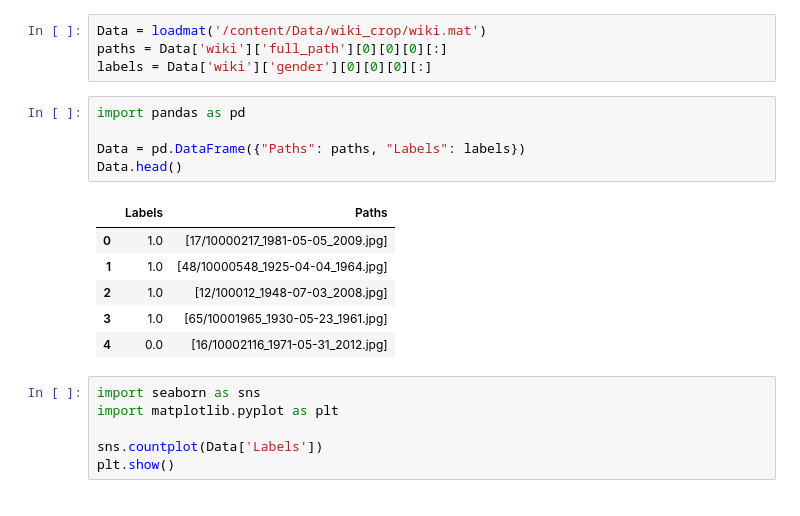
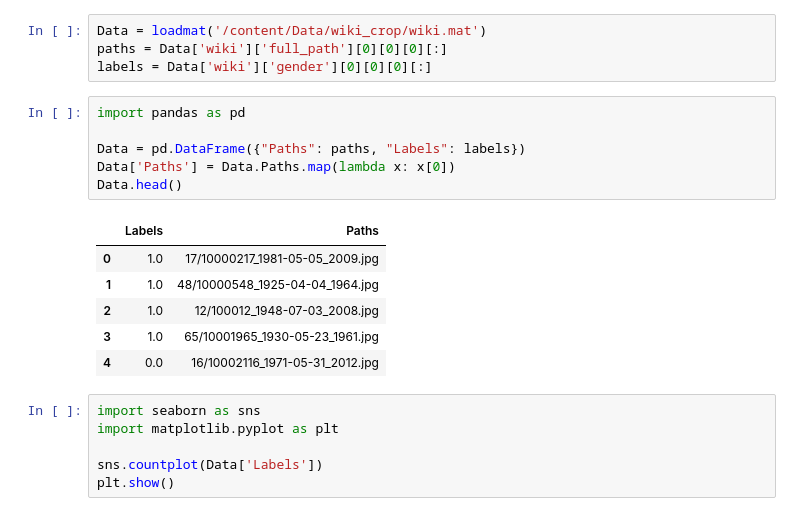
Before and after one commit to khalida-mujahid/ML-practice, a Jupyter notebook: Gender_Classification.ipynb, the cells around one changed output. Drawn from its saved outputs; the diff is of its cells as text.

```diff
--- a/Gender_Classification.ipynb
+++ b/Gender_Classification.ipynb
@@ -38,15 +40,16 @@ labels = Data['wiki']['gender'][0][0][0][:]
 # %%
 import pandas as pd
 
 Data = pd.DataFrame({"Paths": paths, "Labels": labels})
+Data['Paths'] = Data.Paths.map(lambda x: x[0])
 Data.head()
 # %% [output]
 |  | Labels | Paths |
-| 0 | 1.0 | [17/10000217_1981-05-05_2009.jpg] |
-| 1 | 1.0 | [48/10000548_1925-04-04_1964.jpg] |
-| 2 | 1.0 | [12/100012_1948-07-03_2008.jpg] |
-| 3 | 1.0 | [65/10001965_1930-05-23_1961.jpg] |
-| 4 | 0.0 | [16/10002116_1971-05-31_2012.jpg] |
+| 0 | 1.0 | 17/10000217_1981-05-05_2009.jpg |
+| 1 | 1.0 | 48/10000548_1925-04-04_1964.jpg |
+| 2 | 1.0 | 12/100012_1948-07-03_2008.jpg |
+| 3 | 1.0 | 65/10001965_1930-05-23_1961.jpg |
+| 4 | 0.0 | 16/10002116_1971-05-31_2012.jpg |
 # %%
 import seaborn as sns
 import matplotlib.pyplot as plt
```
Also changed, not shown: parts of 37 cells of this notebook.
